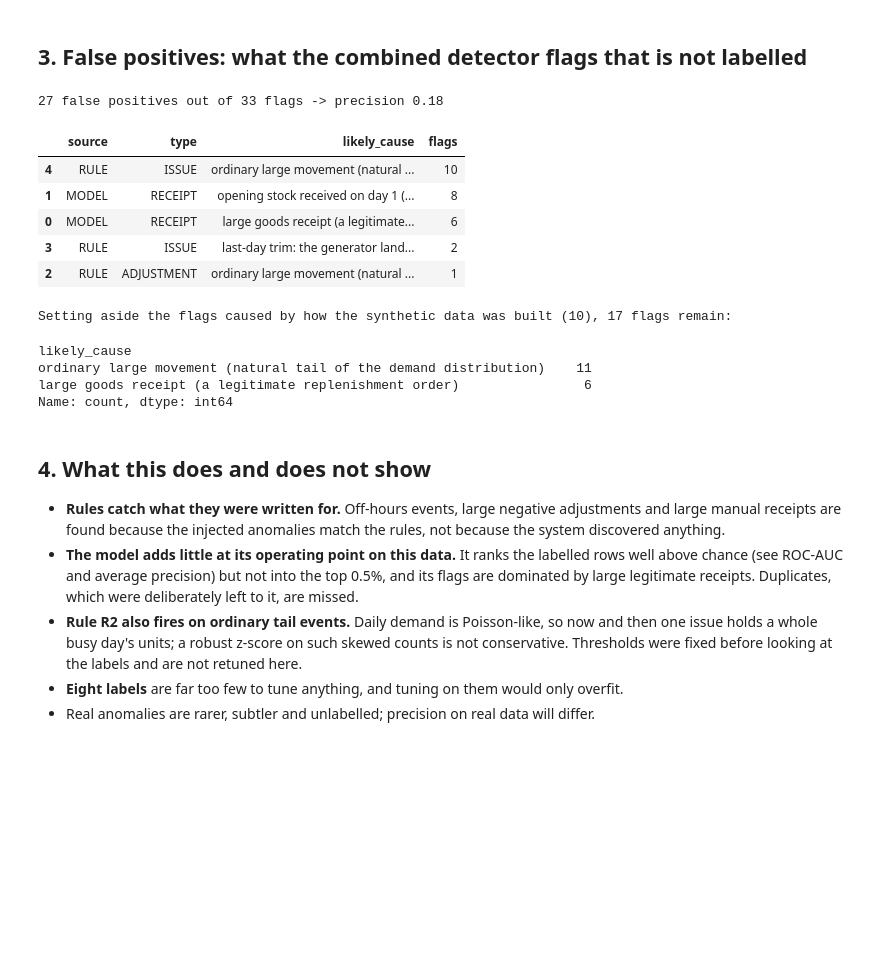
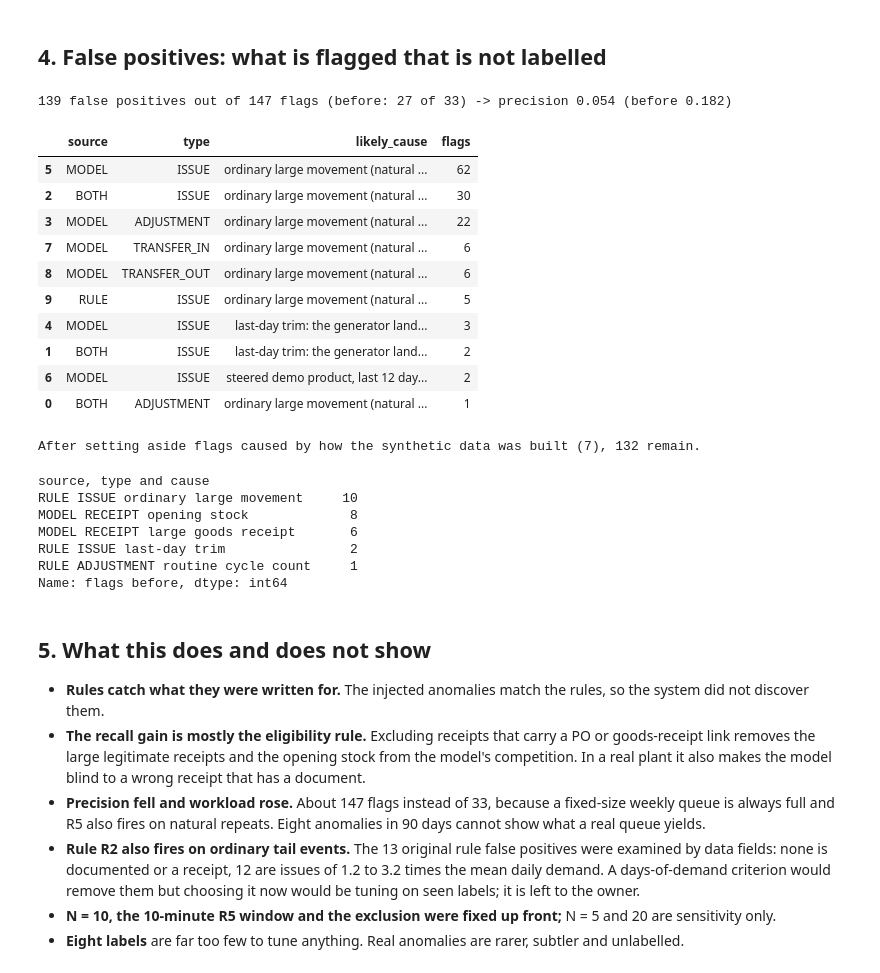
Before and after one commit to isfak1537/toyota-ai-erp, a Jupyter notebook: ai-service/notebooks/02_anomaly_eval.ipynb, the cells around one changed output. Drawn from its saved outputs; the diff is of its cells as text; code cells hidden in the pictures; blank space fills up the shorter version.

```diff
--- a/ai-service/notebooks/02_anomaly_eval.ipynb
+++ b/ai-service/notebooks/02_anomaly_eval.ipynb
@@ -155,41 +183,52 @@ Only 15% of the 300 trees had an off-hours transaction in their sample; in the o
 # %% [markdown]
-## 3. False positives: what the combined detector flags that is not labelled
+## 4. False positives: what is flagged that is not labelled
 # %%
 from app.anomaly.evaluate import categorize_false_positives, is_data_artefact
 steered = {sku for sku, p in profiles["profiles"].items() if p in profiles["steeredProfiles"]}
 fp = categorize_false_positives(evaluation.false_positives, ledger, labels, steered)
 summary = fp.groupby(["source", "type", "likely_cause"]).size().rename("flags").reset_index().sort_values("flags", ascending=False)
-print(f"{len(fp)} false positives out of {int(scored.flagged.sum())} flags "
-      f"-> precision {evaluation.overall.set_index('detector').loc['combined', 'precision']:.2f}")
+print(f"{len(fp)} false positives out of {int(scored.flagged.sum())} flags (before: {before['detectors']['combined']['false_positives']} of {before['flags']['total']}) "
+      f"-> precision {overall.loc['combined', 'precision']:.3f} (before {before['detectors']['combined']['precision']})")
 summary
 # %% [output]
-27 false positives out of 33 flags -> precision 0.18
+139 false positives out of 147 flags (before: 27 of 33) -> precision 0.054 (before 0.182)
 |  | source | type | likely_cause | flags |
-| 4 | RULE | ISSUE | ordinary large movement (natural ... | 10 |
-| 1 | MODEL | RECEIPT | opening stock received on day 1 (... | 8 |
-| 0 | MODEL | RECEIPT | large goods receipt (a legitimate... | 6 |
-| 3 | RULE | ISSUE | last-day trim: the generator land... | 2 |
-| 2 | RULE | ADJUSTMENT | ordinary large movement (natural ... | 1 |
+| 5 | MODEL | ISSUE | ordinary large movement (natural ... | 62 |
+| 2 | BOTH | ISSUE | ordinary large movement (natural ... | 30 |
+| 3 | MODEL | ADJUSTMENT | ordinary large movement (natural ... | 22 |
+| 7 | MODEL | TRANSFER_IN | ordinary large movement (natural ... | 6 |
+| 8 | MODEL | TRANSFER_OUT | ordinary large movement (natural ... | 6 |
+| 9 | RULE | ISSUE | ordinary large movement (natural ... | 5 |
+| 4 | MODEL | ISSUE | last-day trim: the generator land... | 3 |
+| 1 | BOTH | ISSUE | last-day trim: the generator land... | 2 |
+| 6 | MODEL | ISSUE | steered demo product, last 12 day... | 2 |
+| 0 | BOTH | ADJUSTMENT | ordinary large movement (natural ... | 1 |
 # %%
+before_fp = pd.Series(before["false_positive_causes"], name="flags before").rename_axis("source, type and cause")
 natural = fp[~fp["likely_cause"].map(is_data_artefact)]
-print(f"Setting aside the flags caused by how the synthetic data was built ({len(fp) - len(natural)}), {len(natural)} flags remain:")
-natural["likely_cause"].value_counts()
+print(f"After setting aside flags caused by how the synthetic data was built ({len(fp) - len(natural)}), {len(natural)} remain.")
+before_fp
 # %% [output]
-Setting aside the flags caused by how the synthetic data was built (10), 17 flags remain:
+After setting aside flags caused by how the synthetic data was built (7), 132 remain.
-likely_cause
-ordinary large movement (natural tail of the demand distribution)    11
-large goods receipt (a legitimate replenishment order)                6
-Name: count, dtype: int64
+source, type and cause
+RULE ISSUE ordinary large movement     10
+MODEL RECEIPT opening stock             8
+MODEL RECEIPT large goods receipt       6
+RULE ISSUE last-day trim                2
+RULE ADJUSTMENT routine cycle count     1
+Name: flags before, dtype: int64
-# %% [markdown]
-## 4. What this does and does not show
-
-* **Rules catch what they were written for.** Off-hours events, large negative adjustments and large manual
-  receipts are found because the injected anomalies match the rules, not because the system discovered anything.
-* **The model adds little at its operating point on this data.** It ranks the labelled rows well above chance
-  (see ROC-AUC and average precision) but not into the top 0.5%, and its flags are dominated by large legitimate
-  receipts. Duplicates, which were deliberately left to it, are missed.
-* **Rule R2 also fires on ordinary tail events.** Daily demand is Poisson-like, so now and then one issue holds a
-  whole busy day's units; a robust z-score on such skewed counts is not conservative. Thresholds were fixed
-  before looking at the labels and are not retuned here.
-* **Eight labels** are far too few to tune anything, and tuning on them would only overfit.
-* Real anomalies are rarer, subtler and unlabelled; precision on real data will differ.
+# %% [markdown]
+## 5. What this does and does not show
+
+* **Rules catch what they were written for.** The injected anomalies match the rules, so the system did not
+  discover them.
+* **The recall gain is mostly the eligibility rule.** Excluding receipts that carry a PO or goods-receipt link
+  removes the large legitimate receipts and the opening stock from the model's competition. In a real plant it
+  also makes the model blind to a wrong receipt that has a document.
+* **Precision fell and workload rose.** About 147 flags instead of 33, because a fixed-size weekly queue is
+  always full and R5 also fires on natural repeats. Eight anomalies in 90 days cannot show what a real queue yields.
+* **Rule R2 also fires on ordinary tail events.** The 13 original rule false positives were examined by data
+  fields: none is documented or a receipt, 12 are issues of 1.2 to 3.2 times the mean daily demand. A days-of-demand
+  criterion would remove them but choosing it now would be tuning on seen labels; it is left to the owner.
+* **N = 10, the 10-minute R5 window and the exclusion were fixed up front;** N = 5 and 20 are sensitivity only.
+* **Eight labels** are far too few to tune anything. Real anomalies are rarer, subtler and unlabelled.
```
Also changed, not shown: parts of 18 cells of this notebook, 4 other files.
